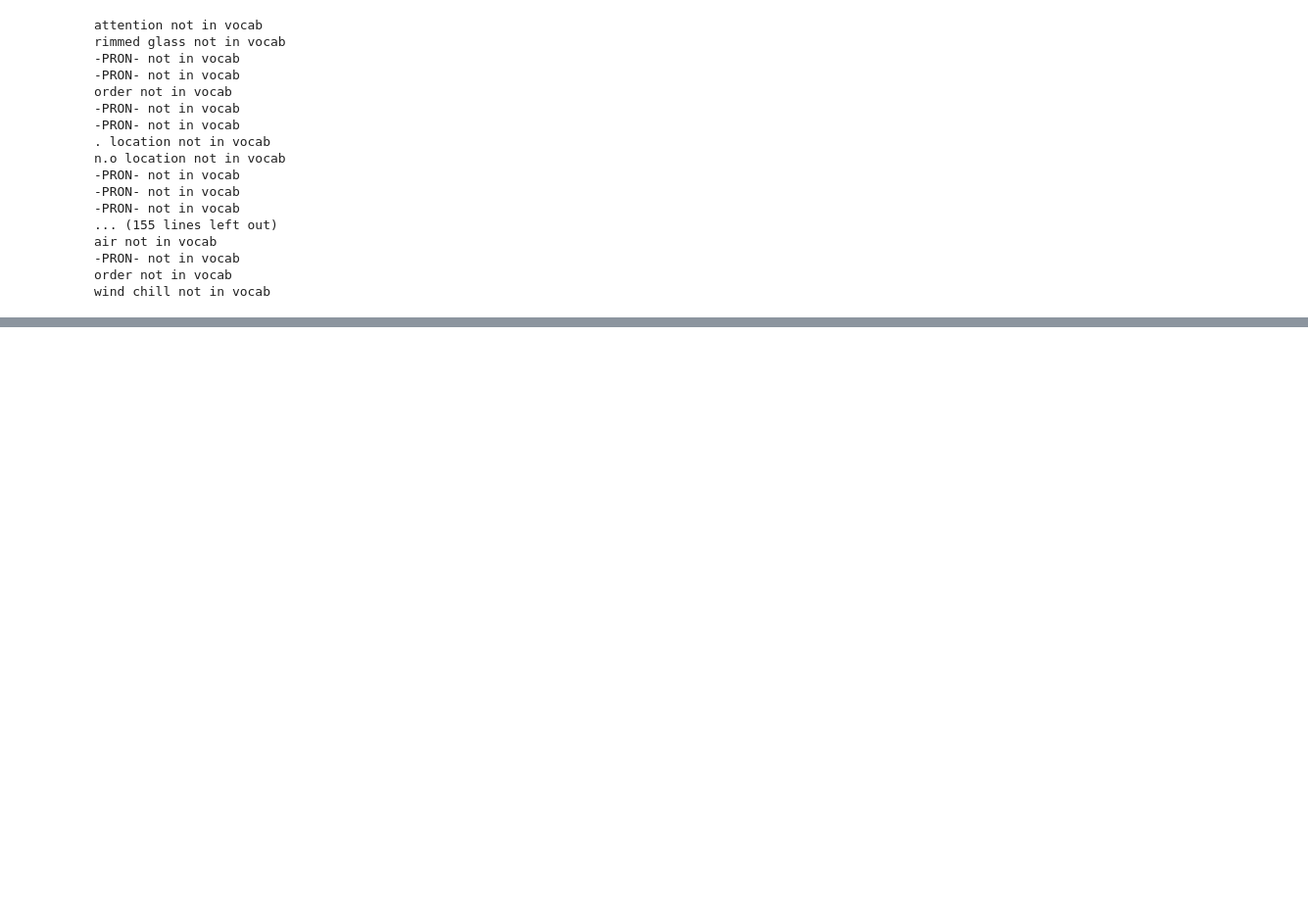
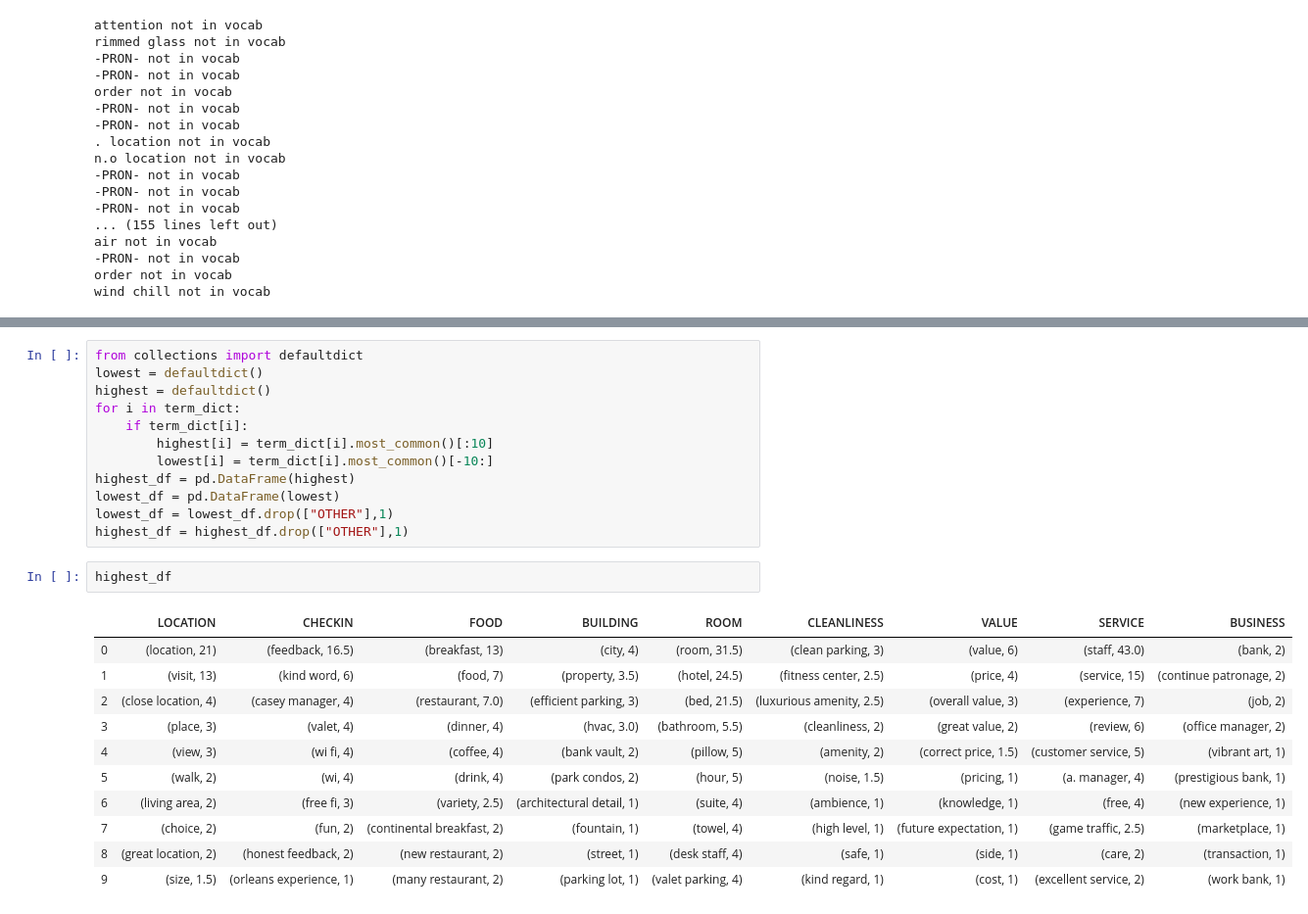
Before and after one commit to xinyuyao22/Topics-Extraction-Hotel-Reviews, a Jupyter notebook: Sentiment Analysis VA.ipynb, the cells around one changed output, grey strips where cells are left out. Shown: that part at 98% size. Saved outputs shown, nothing was run; the diff lists cells and outputs as text; blank space fills up the shorter version.

```diff
--- a/Sentiment Analysis.ipynb
+++ b/Sentiment Analysis VA.ipynb
@@ -359,0 +333,26 @@ term_dict
+# %%
+from collections import defaultdict
+lowest = defaultdict()
+highest = defaultdict()
+for i in term_dict:
+    if term_dict[i]:
+        highest[i] = term_dict[i].most_common()[:10]
+        lowest[i] = term_dict[i].most_common()[-10:]
+highest_df = pd.DataFrame(highest)
+lowest_df = pd.DataFrame(lowest)
+lowest_df = lowest_df.drop(["OTHER"],1)
+highest_df = highest_df.drop(["OTHER"],1)
+# %%
+highest_df
+# %% [output]
+|  | LOCATION | CHECKIN | FOOD | BUILDING | ROOM | CLEANLINESS | VALUE | SERVICE | BUSINESS |
+| 0 | (location, 21) | (feedback, 16.5) | (breakfast, 13) | (city, 4) | (room, 31.5) | (clean parking, 3) | (value, 6) | (staff, 43.0) | (bank, 2) |
+| 1 | (visit, 13) | (kind word, 6) | (food, 7) | (property, 3.5) | (hotel, 24.5) | (fitness center, 2.5) | (price, 4) | (service, 15) | (continue patronage, 2) |
+| 2 | (close location, 4) | (casey manager, 4) | (restaurant, 7.0) | (efficient parking, 3) | (bed, 21.5) | (luxurious amenity, 2.5) | (overall value, 3) | (experience, 7) | (job, 2) |
+| 3 | (place, 3) | (valet, 4) | (dinner, 4) | (hvac, 3.0) | (bathroom, 5.5) | (cleanliness, 2) | (great value, 2) | (review, 6) | (office manager, 2) |
+| 4 | (view, 3) | (wi fi, 4) | (coffee, 4) | (bank vault, 2) | (pillow, 5) | (amenity, 2) | (correct price, 1.5) | (customer service, 5) | (vibrant art, 1) |
+| 5 | (walk, 2) | (wi, 4) | (drink, 4) | (park condos, 2) | (hour, 5) | (noise, 1.5) | (pricing, 1) | (a. manager, 4) | (prestigious bank, 1) |
+| 6 | (living area, 2) | (free fi, 3) | (variety, 2.5) | (architectural detail, 1) | (suite, 4) | (ambience, 1) | (knowledge, 1) | (free, 4) | (new experience, 1) |
+| 7 | (choice, 2) | (fun, 2) | (continental breakfast, 2) | (fountain, 1) | (towel, 4) | (high level, 1) | (future expectation, 1) | (game traffic, 2.5) | (marketplace, 1) |
+| 8 | (great location, 2) | (honest feedback, 2) | (new restaurant, 2) | (street, 1) | (desk staff, 4) | (safe, 1) | (side, 1) | (care, 2) | (transaction, 1) |
+| 9 | (size, 1.5) | (orleans experience, 1) | (many restaurant, 2) | (parking lot, 1) | (valet parking, 4) | (kind regard, 1) | (cost, 1) | (excellent service, 2) | (work bank, 1) |
```
Also changed, not shown: parts of 5 cells of this notebook.
